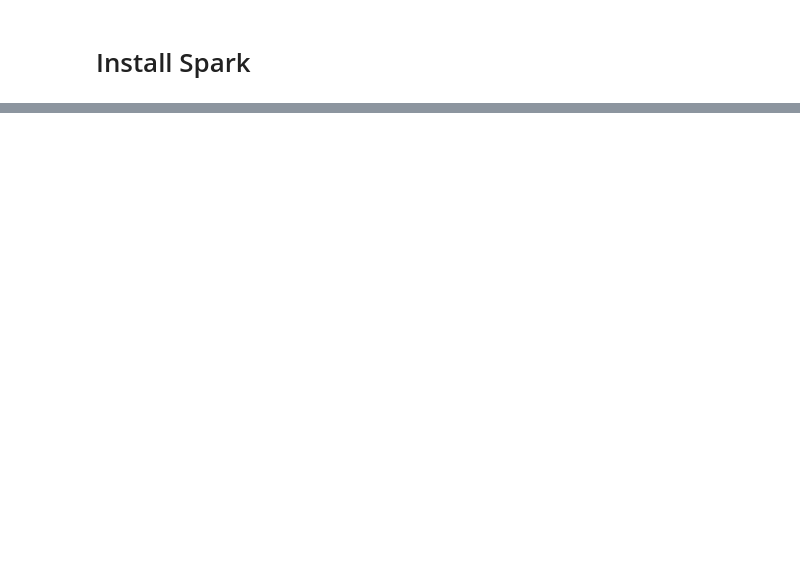
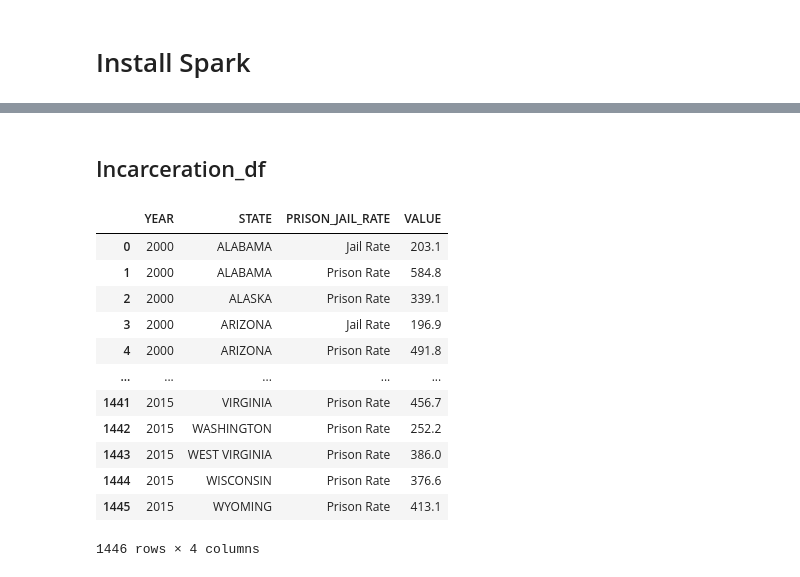
Before and after one commit to jipearson/blue-team, a Jupyter notebook: db_setup.ipynb, the cells around one changed output, grey strips where cells are left out. Cells and saved outputs as stored; diff of their text form; code cells hidden in the pictures; blank space fills up the shorter version.

```diff
--- a/db_setup.ipynb
+++ b/db_setup.ipynb
@@ -75,0 +80,6 @@ config = {"user":"postgres",
+# %%
+# Read in past 5 voting patterns data
+url = "https://migration-election-impact.s3.us-east-2.amazonaws.com/Resources/PAST_5_ELECTION_VOTING.csv"
+spark.sparkContext.addFile(url)
+five_election_df = spark.read.csv(SparkFiles.get("PAST_5_ELECTION_VOTING.csv"), sep=",", header=True, inferSchema=True)
+five_election_df = five_election_df.select("*").toPandas()
@@ -75,0 +172,6 @@ config = {"user":"postgres",
+# %%
+# Read in cleaned college education data
+url = "https://migration-election-impact.s3.us-east-2.amazonaws.com/Resources/clean_degrees_by_state.csv"
+spark.sparkContext.addFile(url)
+degrees_df = spark.read.csv(SparkFiles.get("clean_degrees_by_state.csv"), sep=",", header=True, inferSchema=True )
+degrees_df = degrees_df.select("*").toPandas()
@@ -75,0 +227,27 @@ config = {"user":"postgres",
+# %% [markdown]
+## Incarceration_df
+# %%
+# Read in incarceration data
+url ="https://migration-election-impact.s3.us-east-2.amazonaws.com/Resources/clean_incarceration.csv"
+spark.sparkContext.addFile(url)
+incarceration_df = spark.read.csv(SparkFiles.get("clean_incarceration.csv"), sep=",", header=True, inferSchema=True)
+incarceration_df = incarceration_df.select("*").toPandas()
+# %%
+# Change column headings to upper case and convert STATE column values to upper case
+incarceration_df = incarceration_df.rename(columns=str.upper)
+incarceration_df['STATE'] = incarceration_df['STATE'].str.upper()
+incarceration_df
+# %% [output]
+|  | YEAR | STATE | PRISON_JAIL_RATE | VALUE |
+| 0 | 2000 | ALABAMA | Jail Rate | 203.1 |
+| 1 | 2000 | ALABAMA | Prison Rate | 584.8 |
+| 2 | 2000 | ALASKA | Prison Rate | 339.1 |
+| 3 | 2000 | ARIZONA | Jail Rate | 196.9 |
+| 4 | 2000 | ARIZONA | Prison Rate | 491.8 |
+| ... | ... | ... | ... | ... |
+| 1441 | 2015 | VIRGINIA | Prison Rate | 456.7 |
+| 1442 | 2015 | WASHINGTON | Prison Rate | 252.2 |
+| 1443 | 2015 | WEST VIRGINIA | Prison Rate | 386.0 |
+| 1444 | 2015 | WISCONSIN | Prison Rate | 376.6 |
+| 1445 | 2015 | WYOMING | Prison Rate | 413.1 |
+1446 rows × 4 columns
```
Also changed, not shown: parts of 58 cells of this notebook.
